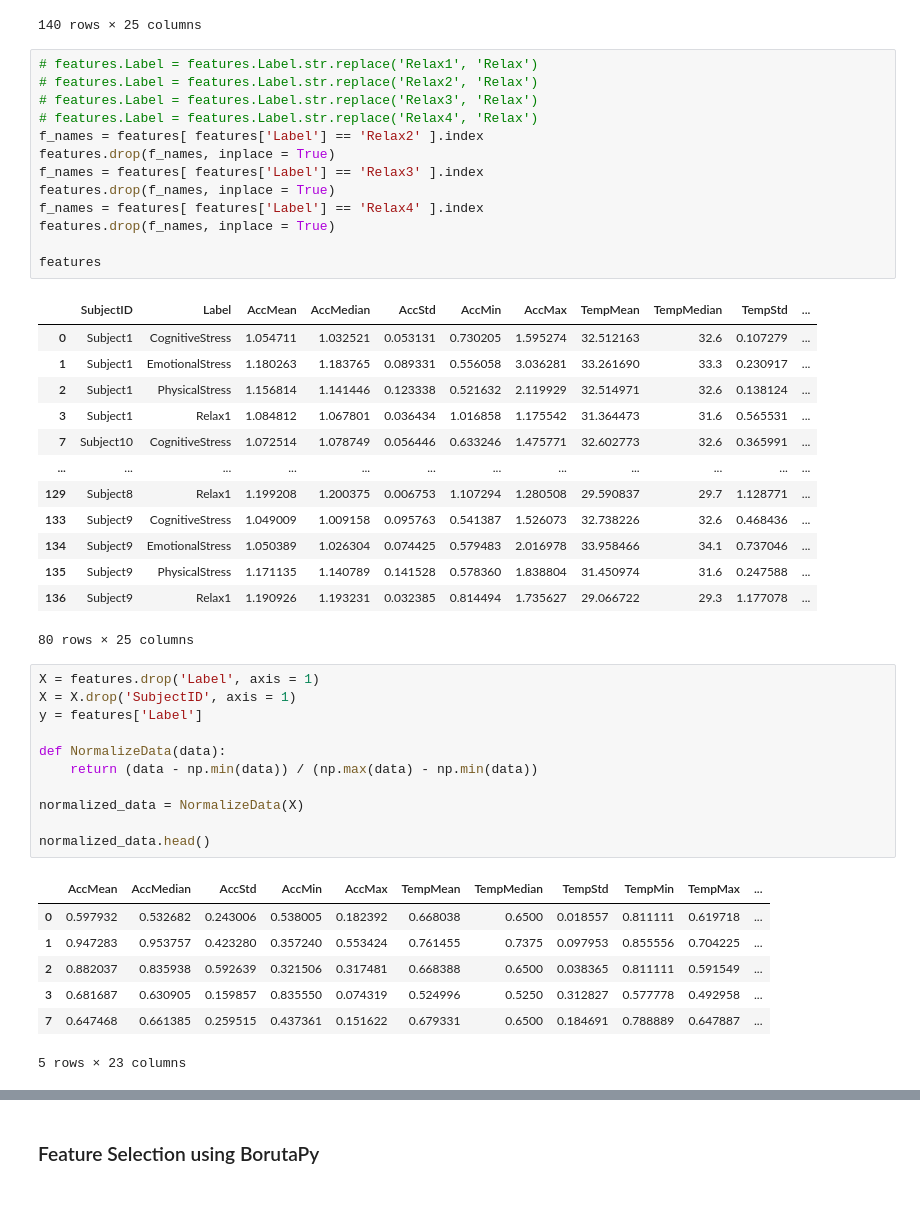
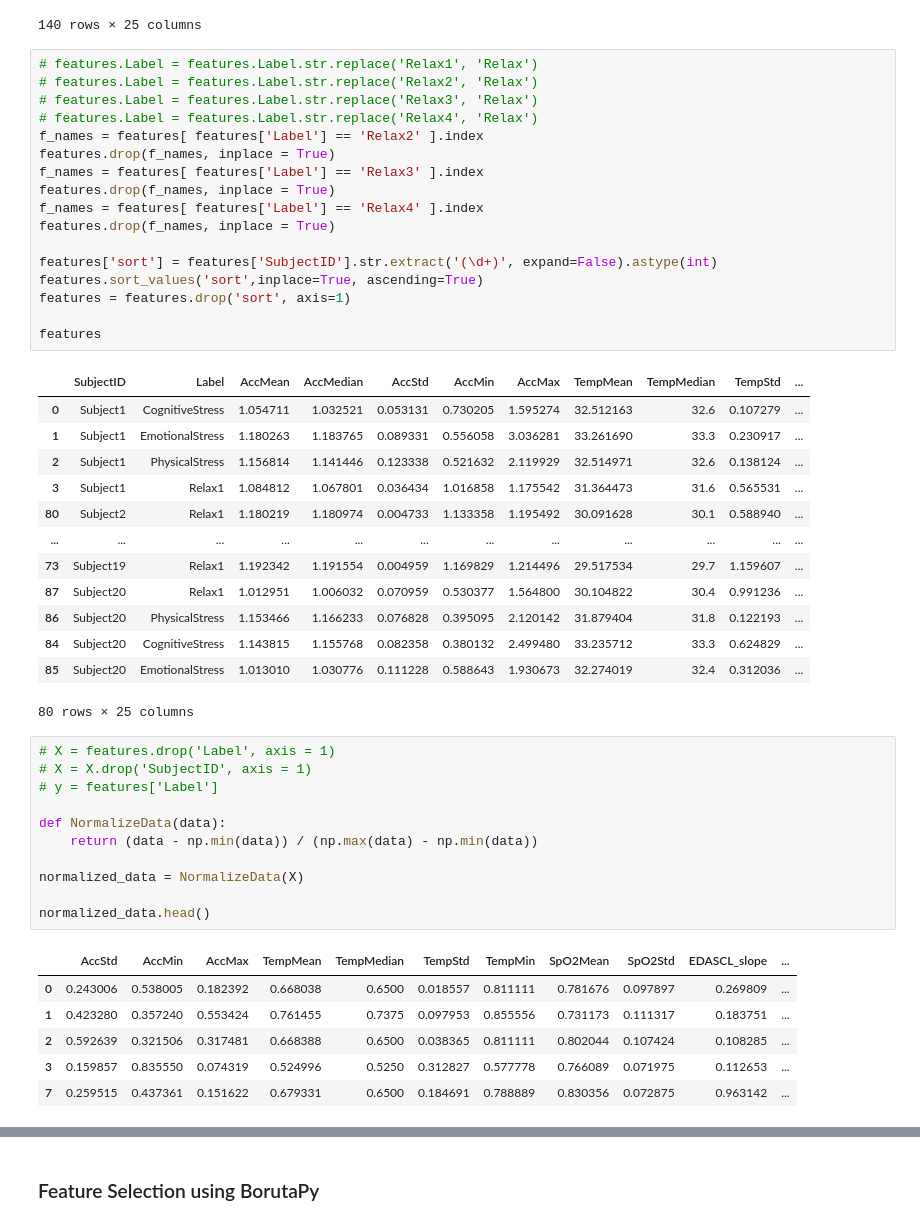
Before and after one commit to VickyFi/Non-EEG-Signal-Processing, a Jupyter notebook: 19_1_final_non_eeg_project.ipynb, the cells around one changed output, grey strips where cells are left out. Drawn from its saved outputs; the diff is of its cells as text; blank space fills up the shorter version.

```diff
--- a/19_1_final_non_eeg_project.ipynb
+++ b/19_1_final_non_eeg_project.ipynb
@@ -747,34 +747,38 @@ features
 # %%
 # features.Label = features.Label.str.replace('Relax1', 'Relax')
 # features.Label = features.Label.str.replace('Relax2', 'Relax')
 # features.Label = features.Label.str.replace('Relax3', 'Relax')
 # features.Label = features.Label.str.replace('Relax4', 'Relax')
 f_names = features[ features['Label'] == 'Relax2' ].index
 features.drop(f_names, inplace = True)
 f_names = features[ features['Label'] == 'Relax3' ].index
 features.drop(f_names, inplace = True)
 f_names = features[ features['Label'] == 'Relax4' ].index
 features.drop(f_names, inplace = True)
 
+features['sort'] = features['SubjectID'].str.extract('(\d+)', expand=False).astype(int)
+features.sort_values('sort',inplace=True, ascending=True)
+features = features.drop('sort', axis=1)
+
 features
 # %% [output]
 |  | SubjectID | Label | AccMean | AccMedian | AccStd | AccMin | AccMax | TempMean | TempMedian | TempStd | ... |
 | 0 | Subject1 | CognitiveStress | 1.054711 | 1.032521 | 0.053131 | 0.730205 | 1.595274 | 32.512163 | 32.6 | 0.107279 | ... |
 | 1 | Subject1 | EmotionalStress | 1.180263 | 1.183765 | 0.089331 | 0.556058 | 3.036281 | 33.261690 | 33.3 | 0.230917 | ... |
 | 2 | Subject1 | PhysicalStress | 1.156814 | 1.141446 | 0.123338 | 0.521632 | 2.119929 | 32.514971 | 32.6 | 0.138124 | ... |
 | 3 | Subject1 | Relax1 | 1.084812 | 1.067801 | 0.036434 | 1.016858 | 1.175542 | 31.364473 | 31.6 | 0.565531 | ... |
-| 7 | Subject10 | CognitiveStress | 1.072514 | 1.078749 | 0.056446 | 0.633246 | 1.475771 | 32.602773 | 32.6 | 0.365991 | ... |
+| 80 | Subject2 | Relax1 | 1.180219 | 1.180974 | 0.004733 | 1.133358 | 1.195492 | 30.091628 | 30.1 | 0.588940 | ... |
 | ... | ... | ... | ... | ... | ... | ... | ... | ... | ... | ... | ... |
-| 129 | Subject8 | Relax1 | 1.199208 | 1.200375 | 0.006753 | 1.107294 | 1.280508 | 29.590837 | 29.7 | 1.128771 | ... |
-| 133 | Subject9 | CognitiveStress | 1.049009 | 1.009158 | 0.095763 | 0.541387 | 1.526073 | 32.738226 | 32.6 | 0.468436 | ... |
-| 134 | Subject9 | EmotionalStress | 1.050389 | 1.026304 | 0.074425 | 0.579483 | 2.016978 | 33.958466 | 34.1 | 0.737046 | ... |
-| 135 | Subject9 | PhysicalStress | 1.171135 | 1.140789 | 0.141528 | 0.578360 | 1.838804 | 31.450974 | 31.6 | 0.247588 | ... |
-| 136 | Subject9 | Relax1 | 1.190926 | 1.193231 | 0.032385 | 0.814494 | 1.735627 | 29.066722 | 29.3 | 1.177078 | ... |
+| 73 | Subject19 | Relax1 | 1.192342 | 1.191554 | 0.004959 | 1.169829 | 1.214496 | 29.517534 | 29.7 | 1.159607 | ... |
+| 87 | Subject20 | Relax1 | 1.012951 | 1.006032 | 0.070959 | 0.530377 | 1.564800 | 30.104822 | 30.4 | 0.991236 | ... |
+| 86 | Subject20 | PhysicalStress | 1.153466 | 1.166233 | 0.076828 | 0.395095 | 2.120142 | 31.879404 | 31.8 | 0.122193 | ... |
+| 84 | Subject20 | CognitiveStress | 1.143815 | 1.155768 | 0.082358 | 0.380132 | 2.499480 | 33.235712 | 33.3 | 0.624829 | ... |
+| 85 | Subject20 | EmotionalStress | 1.013010 | 1.030776 | 0.111228 | 0.588643 | 1.930673 | 32.274019 | 32.4 | 0.312036 | ... |
 80 rows × 25 columns
 # %%
-X = features.drop('Label', axis = 1)
-X = X.drop('SubjectID', axis = 1)
-y = features['Label']
+# X = features.drop('Label', axis = 1)
+# X = X.drop('SubjectID', axis = 1)
+# y = features['Label']
 
 def NormalizeData(data):
     return (data - np.min(data)) / (np.max(data) - np.min(data))
@@ -783,10 +787,9 @@ normalized_data = NormalizeData(X)
 
 normalized_data.head()
 # %% [output]
-|  | AccMean | AccMedian | AccStd | AccMin | AccMax | TempMean | TempMedian | TempStd | TempMin | TempMax | ... |
-| 0 | 0.597932 | 0.532682 | 0.243006 | 0.538005 | 0.182392 | 0.668038 | 0.6500 | 0.018557 | 0.811111 | 0.619718 | ... |
-| 1 | 0.947283 | 0.953757 | 0.423280 | 0.357240 | 0.553424 | 0.761455 | 0.7375 | 0.097953 | 0.855556 | 0.704225 | ... |
-| 2 | 0.882037 | 0.835938 | 0.592639 | 0.321506 | 0.317481 | 0.668388 | 0.6500 | 0.038365 | 0.811111 | 0.591549 | ... |
-| 3 | 0.681687 | 0.630905 | 0.159857 | 0.835550 | 0.074319 | 0.524996 | 0.5250 | 0.312827 | 0.577778 | 0.492958 | ... |
-| 7 | 0.647468 | 0.661385 | 0.259515 | 0.437361 | 0.151622 | 0.679331 | 0.6500 | 0.184691 | 0.788889 | 0.647887 | ... |
+|  | AccStd | AccMin | AccMax | TempMean | TempMedian | TempStd | TempMin | SpO2Mean | SpO2Std | EDASCL_slope | ... |
+| 0 | 0.243006 | 0.538005 | 0.182392 | 0.668038 | 0.6500 | 0.018557 | 0.811111 | 0.781676 | 0.097897 | 0.269809 | ... |
+| 1 | 0.423280 | 0.357240 | 0.553424 | 0.761455 | 0.7375 | 0.097953 | 0.855556 | 0.731173 | 0.111317 | 0.183751 | ... |
+| 2 | 0.592639 | 0.321506 | 0.317481 | 0.668388 | 0.6500 | 0.038365 | 0.811111 | 0.802044 | 0.107424 | 0.108285 | ... |
+| 3 | 0.159857 | 0.835550 | 0.074319 | 0.524996 | 0.5250 | 0.312827 | 0.577778 | 0.766089 | 0.071975 | 0.112653 | ... |
+| 7 | 0.259515 | 0.437361 | 0.151622 | 0.679331 | 0.6500 | 0.184691 | 0.788889 | 0.830356 | 0.072875 | 0.963142 | ... |
-5 rows × 23 columns
```
Also changed, not shown: parts of 11 cells of this notebook.
